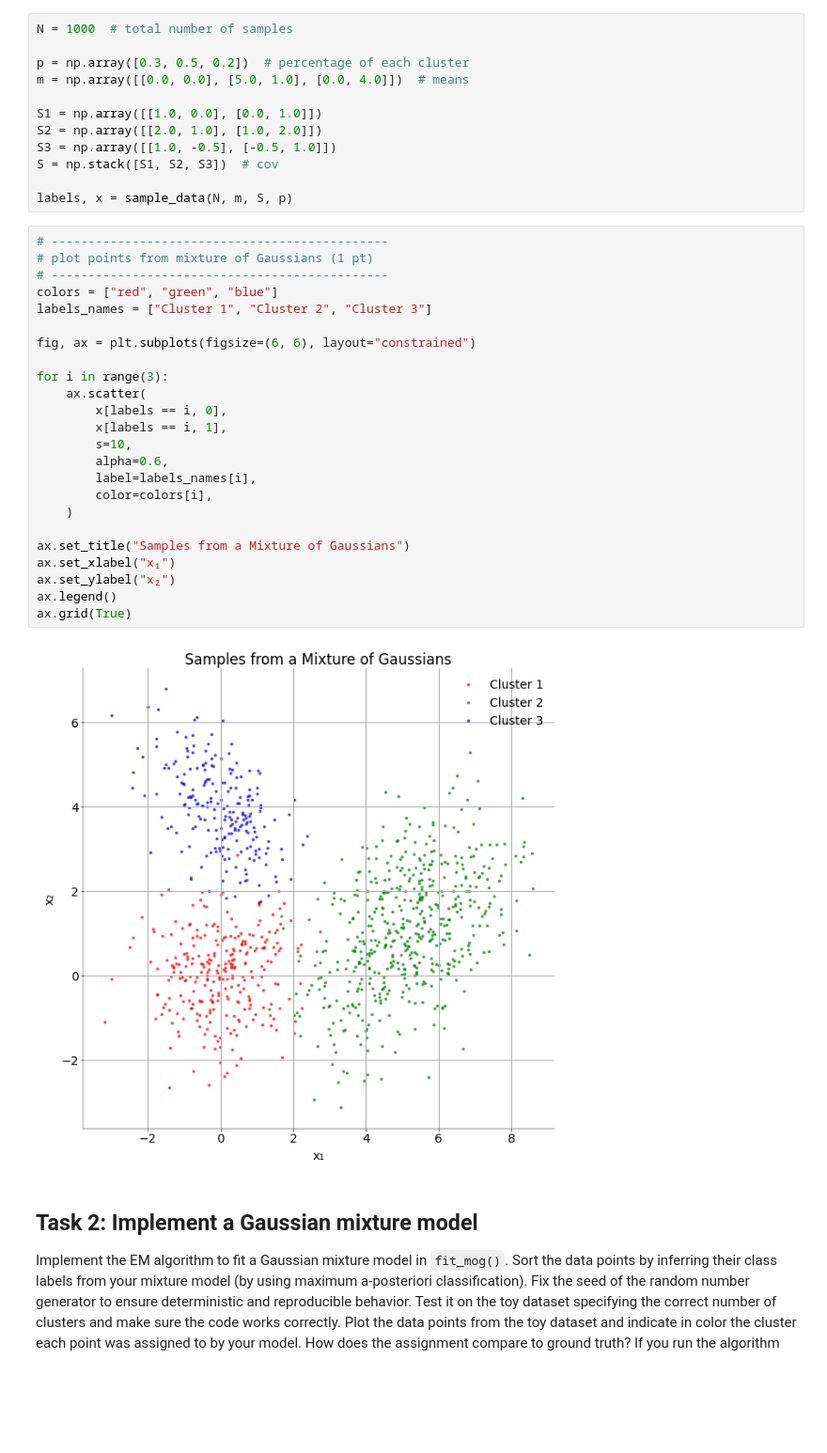
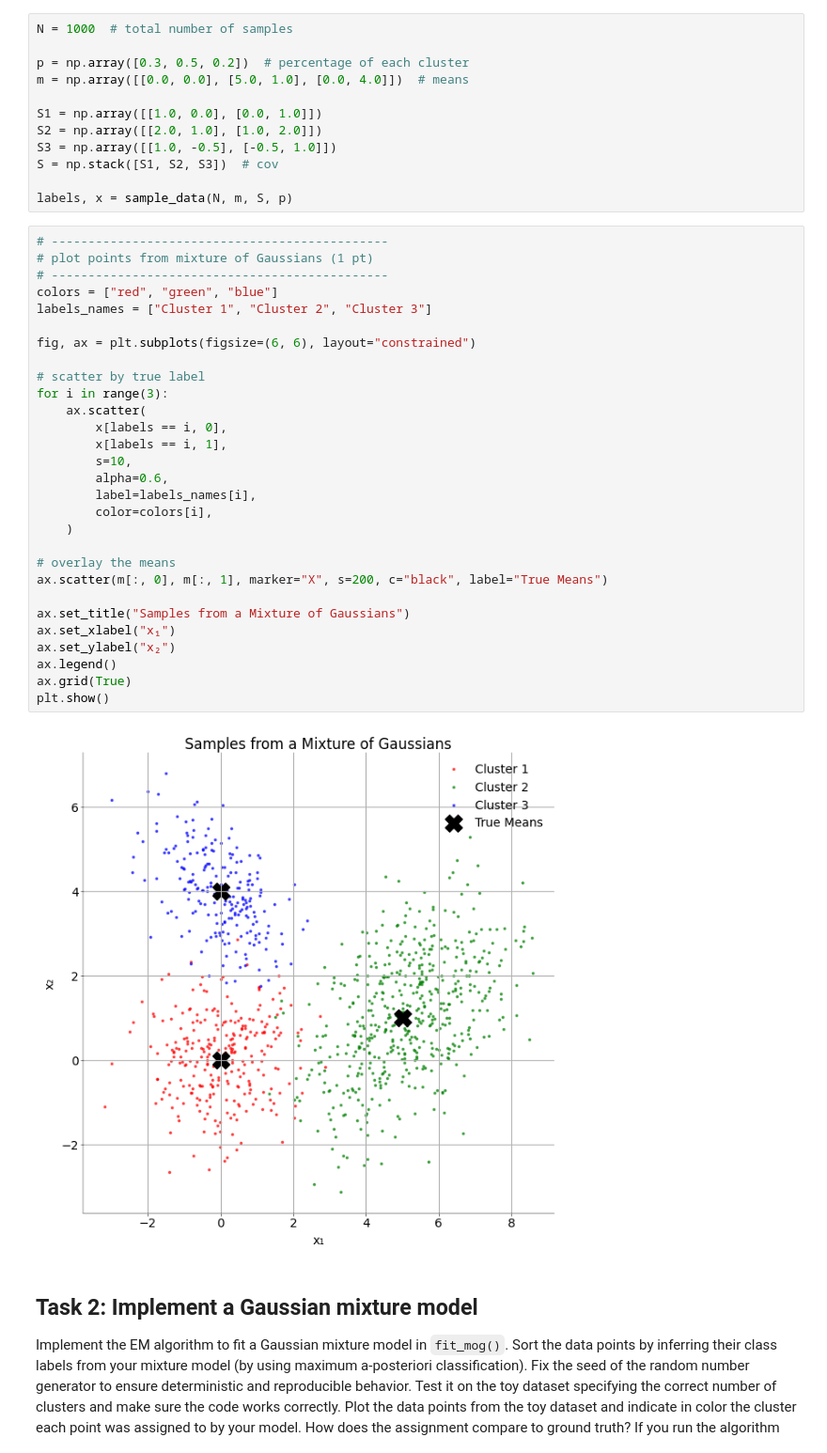
Before and after one commit to aeldably/Neural_Data_Science_Summer_2025, a Jupyter notebook: notebooks/CodingLab2.ipynb, the cells around one changed output. Shown at 94% size. Cells and saved outputs as stored; diff of their text form; blank space fills up the shorter version.

```diff
--- a/notebooks/CodingLab2.ipynb
+++ b/notebooks/CodingLab2.ipynb
@@ -142,29 +142,34 @@ labels, x = sample_data(N, m, S, p)
 # %%
 # ----------------------------------------------
 # plot points from mixture of Gaussians (1 pt)
 # ----------------------------------------------
 colors = ["red", "green", "blue"]
 labels_names = ["Cluster 1", "Cluster 2", "Cluster 3"]
 
 fig, ax = plt.subplots(figsize=(6, 6), layout="constrained")
 
+# scatter by true label
 for i in range(3):
     ax.scatter(
         x[labels == i, 0],
         x[labels == i, 1],
         s=10,
         alpha=0.6,
         label=labels_names[i],
         color=colors[i],
     )
 
+# overlay the means
+ax.scatter(m[:, 0], m[:, 1], marker="X", s=200, c="black", label="True Means")
+
 ax.set_title("Samples from a Mixture of Gaussians")
 ax.set_xlabel("x₁")
 ax.set_ylabel("x₂")
 ax.legend()
 ax.grid(True)
+plt.show()
 # %% [output]
-[figure, old version]
+[figure, new version]
 # %% [markdown]
 ## Task 2: Implement a Gaussian mixture model
 
```
Also changed, not shown: parts of 34 cells of this notebook.
